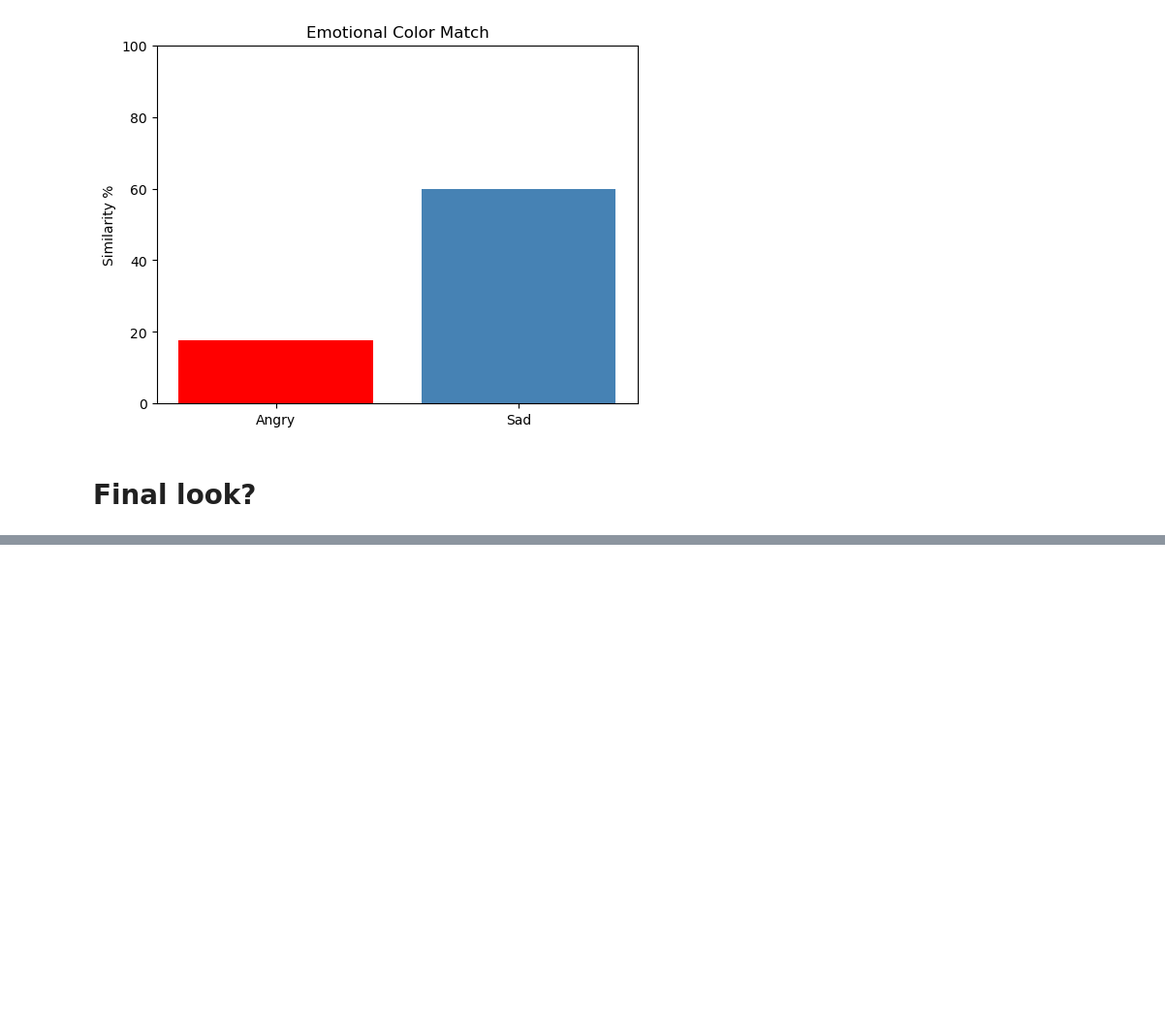
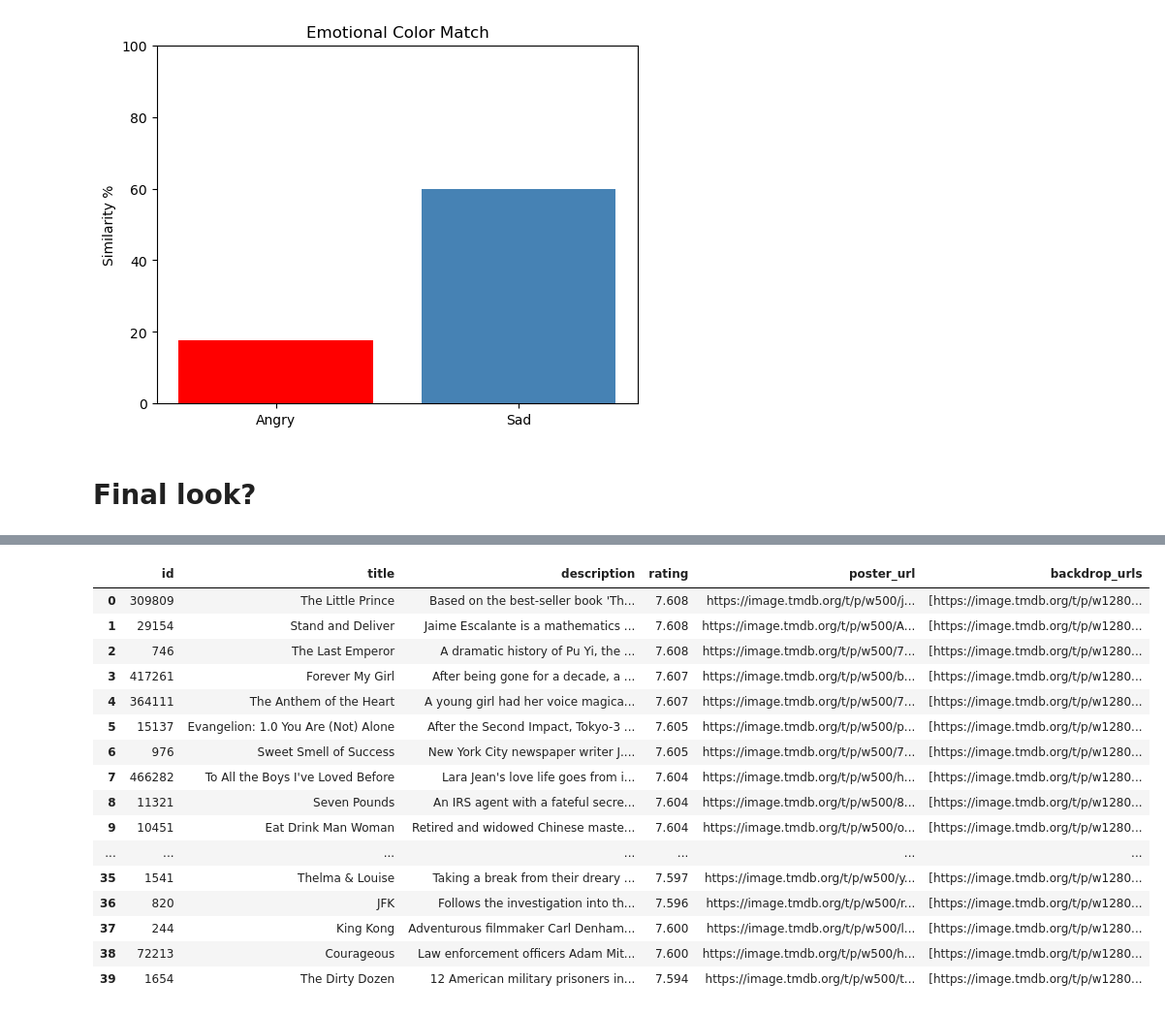
Before and after one commit to Aigerimkrm/Mood-to-Movies, a Jupyter notebook: MoodMovie2.ipynb, the cells around one changed output, grey strips where cells are left out. Shown at 97% size. Drawn from its saved outputs; the diff is of its cells as text; code cells hidden in the pictures; blank space fills up the shorter version.

Commit message:
Save local changes before rebase

```diff
--- a/MoodMovie2.ipynb
+++ b/MoodMovie2.ipynb
@@ -670,0 +821,2 @@ df.iloc[2]['dominant_colors']
+# %%
+classifier = pipeline("zero-shot-classification", model='facebook/bart-large-mnli')
@@ -670,0 +832,10 @@ df.iloc[2]['dominant_colors']
+# %%
+def get_emotion_scores(sentences, candidate_labels):
+    results = classifier(sentences, candidate_labels=candidate_labels)
+    return [dict(zip(r['labels'], r['scores'])) for r in results]
+# %%
+descriptions = df['description'].tolist()
+scores_list = get_emotion_scores(descriptions, emotions)
+emotion_df = pd.DataFrame(scores_list)
+df = pd.concat([df, emotion_df], axis=1)
+df['vector'] = df[emotions].apply(lambda row: row.values, axis=1)
@@ -692,0 +1139,31 @@ df
+# %%
+movies_data = []
+
+for movie in top_movies:
+    movie_id = movie.get('id')
+
+    try:
+        response = session.get(
+            f'https://api.themoviedb.org/3/movie/{movie_id}/images',
+            params={'api_key': api_key},
+            timeout=5
+        )
+        response.raise_for_status()
+        backdrops = response.json().get('backdrops', [])
+    except requests.RequestException as e:
+        print(f"Error fetching images for movie ID {movie_id}: {e}")
+        backdrops = []
+
+    selected_backdrops = random.sample(backdrops, min(10, len(backdrops)))
+    backdrop_urls = [f"https://image.tmdb.org/t/p/w1280{img['file_path']}" for img in selected_backdrops]
+
+    movies_data.append({
+        'id': movie_id,
+        'title': movie.get('title', ''),
+        'description': movie.get('overview', ''),
+        'rating': movie.get('vote_average'),
+        'poster_url': f"https://image.tmdb.org/t/p/w500{movie.get('poster_path')}" if movie.get('poster_path') else None,
+        'backdrop_urls': backdrop_urls
+    })
+
+df2 = pd.DataFrame(movies_data)
@@ -692,0 +1188,20 @@ df
+# %%
+pd.concat([df, df2], ignore_index=True)
+# %% [output]
+|  | id | title | description | rating | poster_url | backdrop_urls |
+| 0 | 309809 | The Little Prince | Based on the best-seller book 'Th... | 7.608 | https://image.tmdb.org/t/p/w500/j... | [https://image.tmdb.org/t/p/w1280... |
+| 1 | 29154 | Stand and Deliver | Jaime Escalante is a mathematics ... | 7.608 | https://image.tmdb.org/t/p/w500/A... | [https://image.tmdb.org/t/p/w1280... |
+| 2 | 746 | The Last Emperor | A dramatic history of Pu Yi, the ... | 7.608 | https://image.tmdb.org/t/p/w500/7... | [https://image.tmdb.org/t/p/w1280... |
+| 3 | 417261 | Forever My Girl | After being gone for a decade, a ... | 7.607 | https://image.tmdb.org/t/p/w500/b... | [https://image.tmdb.org/t/p/w1280... |
+| 4 | 364111 | The Anthem of the Heart | A young girl had her voice magica... | 7.607 | https://image.tmdb.org/t/p/w500/7... | [https://image.tmdb.org/t/p/w1280... |
+| 5 | 15137 | Evangelion: 1.0 You Are (Not) Alone | After the Second Impact, Tokyo-3 ... | 7.605 | https://image.tmdb.org/t/p/w500/p... | [https://image.tmdb.org/t/p/w1280... |
+| 6 | 976 | Sweet Smell of Success | New York City newspaper writer J.... | 7.605 | https://image.tmdb.org/t/p/w500/7... | [https://image.tmdb.org/t/p/w1280... |
+| 7 | 466282 | To All the Boys I've Loved Before | Lara Jean's love life goes from i... | 7.604 | https://image.tmdb.org/t/p/w500/h... | [https://image.tmdb.org/t/p/w1280... |
+| 8 | 11321 | Seven Pounds | An IRS agent with a fateful secre... | 7.604 | https://image.tmdb.org/t/p/w500/8... | [https://image.tmdb.org/t/p/w1280... |
+| 9 | 10451 | Eat Drink Man Woman | Retired and widowed Chinese maste... | 7.604 | https://image.tmdb.org/t/p/w500/o... | [https://image.tmdb.org/t/p/w1280... |
+| ... | ... | ... | ... | ... | ... | ... |
+| 35 | 1541 | Thelma & Louise | Taking a break from their dreary ... | 7.597 | https://image.tmdb.org/t/p/w500/y... | [https://image.tmdb.org/t/p/w1280... |
+| 36 | 820 | JFK | Follows the investigation into th... | 7.596 | https://image.tmdb.org/t/p/w500/r... | [https://image.tmdb.org/t/p/w1280... |
+| 37 | 244 | King Kong | Adventurous filmmaker Carl Denham... | 7.600 | https://image.tmdb.org/t/p/w500/l... | [https://image.tmdb.org/t/p/w1280... |
+| 38 | 72213 | Courageous | Law enforcement officers Adam Mit... | 7.600 | https://image.tmdb.org/t/p/w500/h... | [https://image.tmdb.org/t/p/w1280... |
+| 39 | 1654 | The Dirty Dozen | 12 American military prisoners in... | 7.594 | https://image.tmdb.org/t/p/w500/t... | [https://image.tmdb.org/t/p/w1280... |
```
Also changed, not shown: parts of 47 cells of this notebook, 6 other files.
